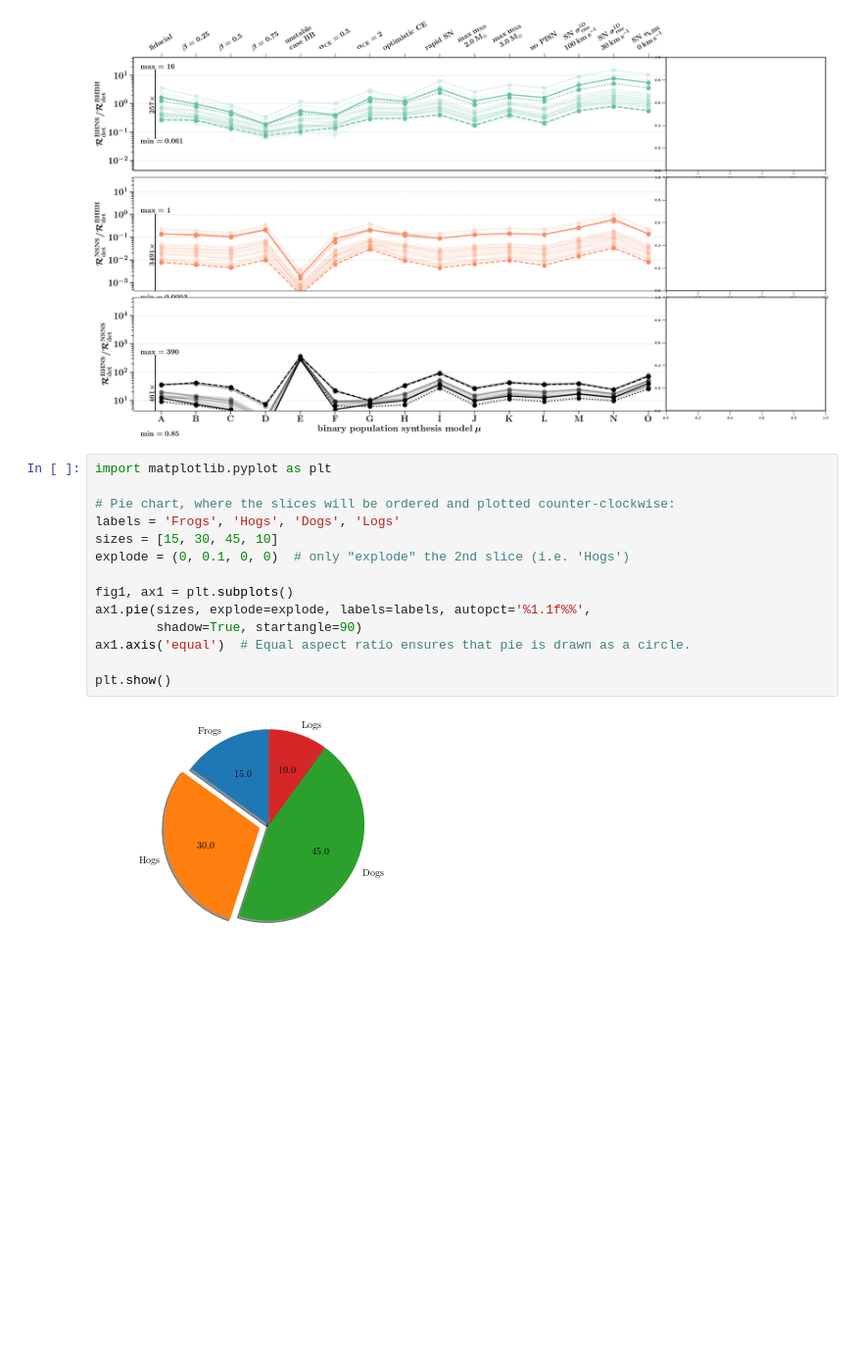
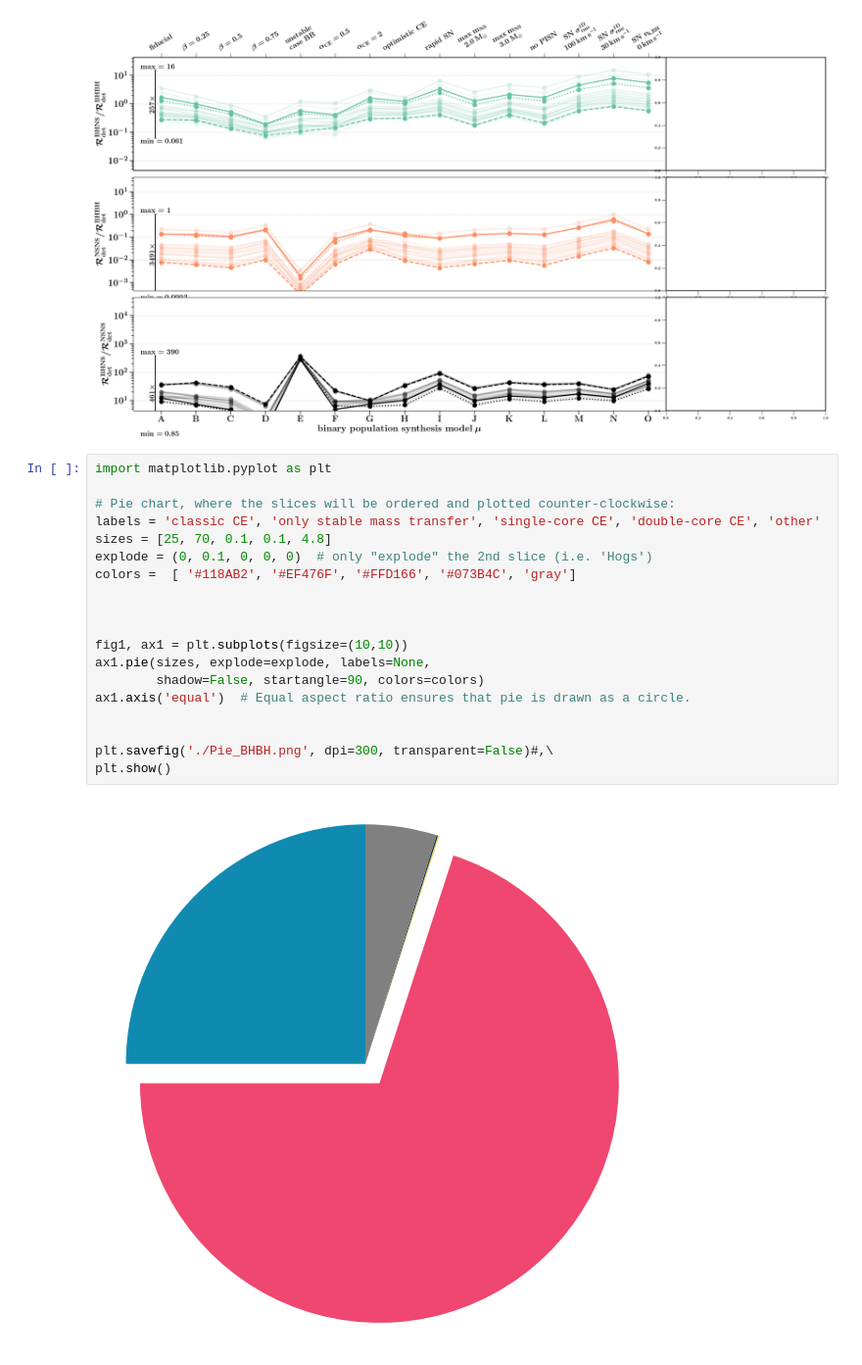
Before and after one commit to FloorBroekgaarden/Double-Compact-Object-Mergers, a Jupyter notebook: plottingCode/Fig_3/Untitled.ipynb, the cells around one changed output. Shown at 98% size. Cells and saved outputs as stored; diff of their text form; blank space fills up the shorter version.

Commit message:
added pie charts

```diff
--- a/plottingCode/Fig_3/Untitled.ipynb
+++ b/plottingCode/Fig_3/Untitled.ipynb
@@ -1171,16 +1171,21 @@ fiducial NSNS ratio =  6.018501891889916
 # %%
 import matplotlib.pyplot as plt
 
 # Pie chart, where the slices will be ordered and plotted counter-clockwise:
-labels = 'Frogs', 'Hogs', 'Dogs', 'Logs'
-sizes = [15, 30, 45, 10]
-explode = (0, 0.1, 0, 0)  # only "explode" the 2nd slice (i.e. 'Hogs')
+labels = 'classic CE', 'only stable mass transfer', 'single-core CE', 'double-core CE', 'other'
+sizes = [25, 70, 0.1, 0.1, 4.8]
+explode = (0, 0.1, 0, 0, 0)  # only "explode" the 2nd slice (i.e. 'Hogs')
+colors =  [ '#118AB2', '#EF476F', '#FFD166', '#073B4C', 'gray']
 
-fig1, ax1 = plt.subplots()
-ax1.pie(sizes, explode=explode, labels=labels, autopct='%1.1f%%',
-        shadow=True, startangle=90)
+
+
+fig1, ax1 = plt.subplots(figsize=(10,10))
+ax1.pie(sizes, explode=explode, labels=None,
+        shadow=False, startangle=90, colors=colors)
 ax1.axis('equal')  # Equal aspect ratio ensures that pie is drawn as a circle.
 
+
+plt.savefig('./Pie_BHBH.png', dpi=300, transparent=False)#,\
 plt.show()
 # %% [output]
-[figure, old version]
+[figure, new version]
```
Also changed, not shown: parts of 2 cells of this notebook, 3 other files.
